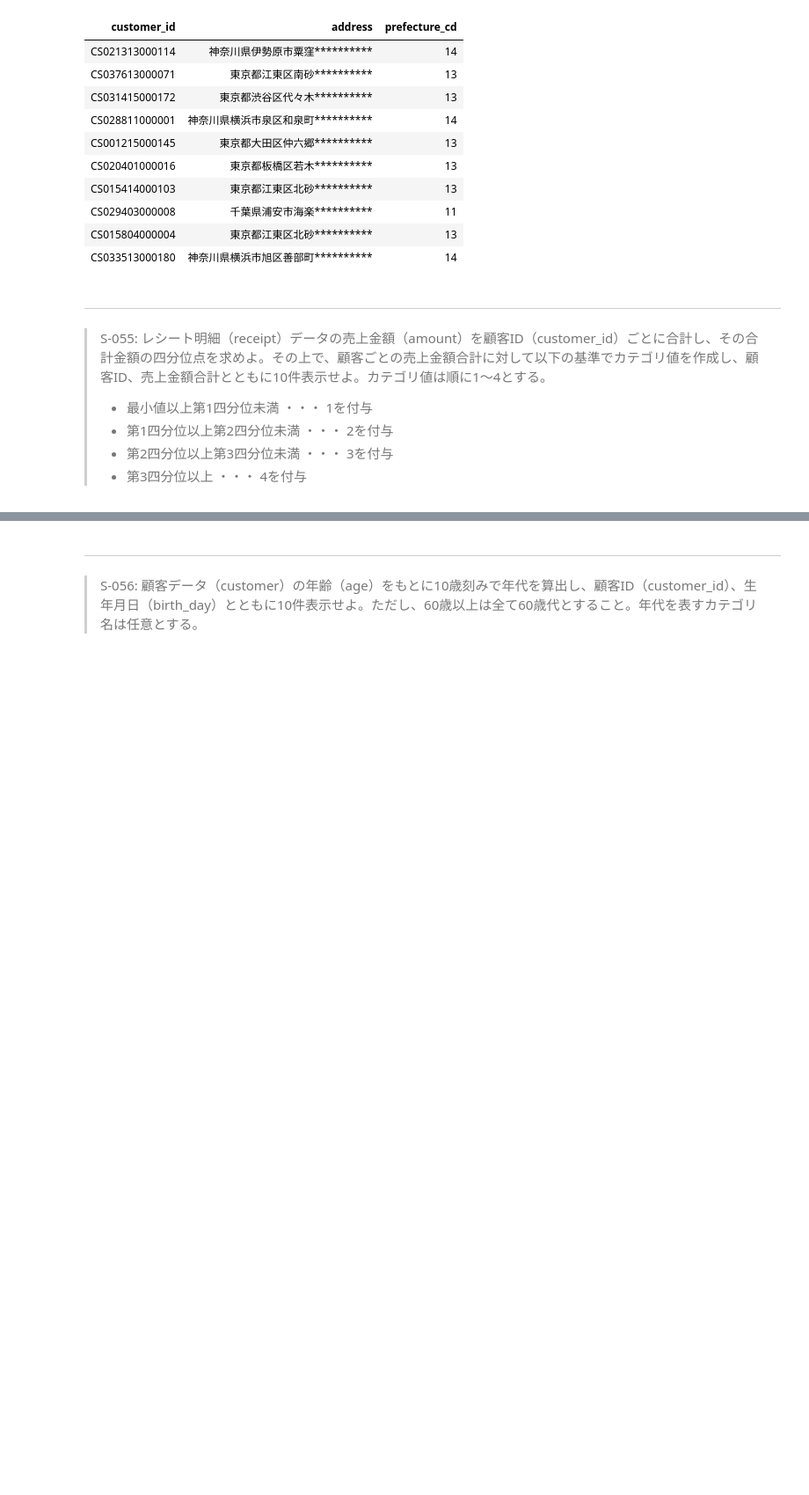
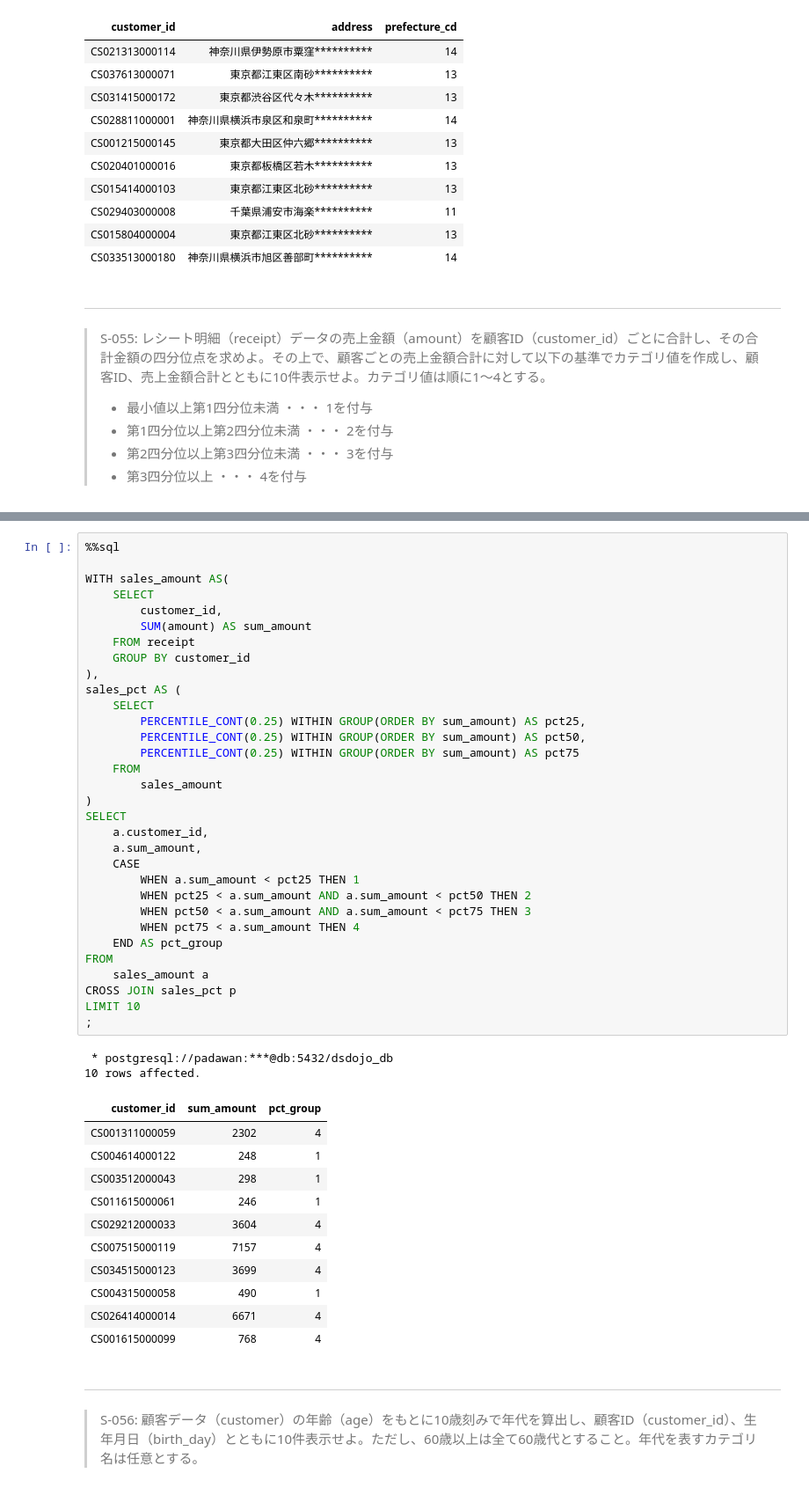
Before and after one commit to KJR020/100knocks-preprocess, a Jupyter notebook: docker/work/preprocess_knock_SQL.ipynb, the cells around one changed output, grey strips where cells are left out. Shown: that part at 88% size. Drawn from its saved outputs; the diff is of its cells as text; blank space fills up the shorter version.

```diff
--- a/docker/work/preprocess_knock_SQL.ipynb
+++ b/docker/work/preprocess_knock_SQL.ipynb
@@ -1737,3 +1756,49 @@ LIMIT 10
+# %%
+%%sql
+
+WITH sales_amount AS(
+    SELECT
+        customer_id,
+        SUM(amount) AS sum_amount
+    FROM receipt
+    GROUP BY customer_id
+),
+sales_pct AS (
+    SELECT
+        PERCENTILE_CONT(0.25) WITHIN GROUP(ORDER BY sum_amount) AS pct25,
+        PERCENTILE_CONT(0.25) WITHIN GROUP(ORDER BY sum_amount) AS pct50,
+        PERCENTILE_CONT(0.25) WITHIN GROUP(ORDER BY sum_amount) AS pct75
+    FROM
+        sales_amount
+)
+SELECT
+    a.customer_id,
+    a.sum_amount,
+    CASE
+        WHEN a.sum_amount < pct25 THEN 1
+        WHEN pct25 < a.sum_amount AND a.sum_amount < pct50 THEN 2
+        WHEN pct50 < a.sum_amount AND a.sum_amount < pct75 THEN 3
+        WHEN pct75 < a.sum_amount THEN 4
+    END AS pct_group
+FROM
+    sales_amount a
+CROSS JOIN sales_pct p
+LIMIT 10
+;
+# %% [output]
+ * postgresql://padawan:***@db:5432/dsdojo_db
+10 rows affected.
+| customer_id | sum_amount | pct_group |
+| CS001311000059 | 2302 | 4 |
+| CS004614000122 | 248 | 1 |
+| CS003512000043 | 298 | 1 |
+| CS011615000061 | 246 | 1 |
+| CS029212000033 | 3604 | 4 |
+| CS007515000119 | 7157 | 4 |
+| CS034515000123 | 3699 | 4 |
+| CS004315000058 | 490 | 1 |
+| CS026414000014 | 6671 | 4 |
+| CS001615000099 | 768 | 4 |
 # %% [markdown]
 ---
 > S-056: 顧客データ（customer）の年齢（age）をもとに10歳刻みで年代を算出し、顧客ID（customer_id）、生年月日（birth_day）とともに10件表示せよ。ただし、60歳以上は全て60歳代とすること。年代を表すカテゴリ名は任意とする。
```
Also changed, not shown: parts of 2 cells of this notebook.
